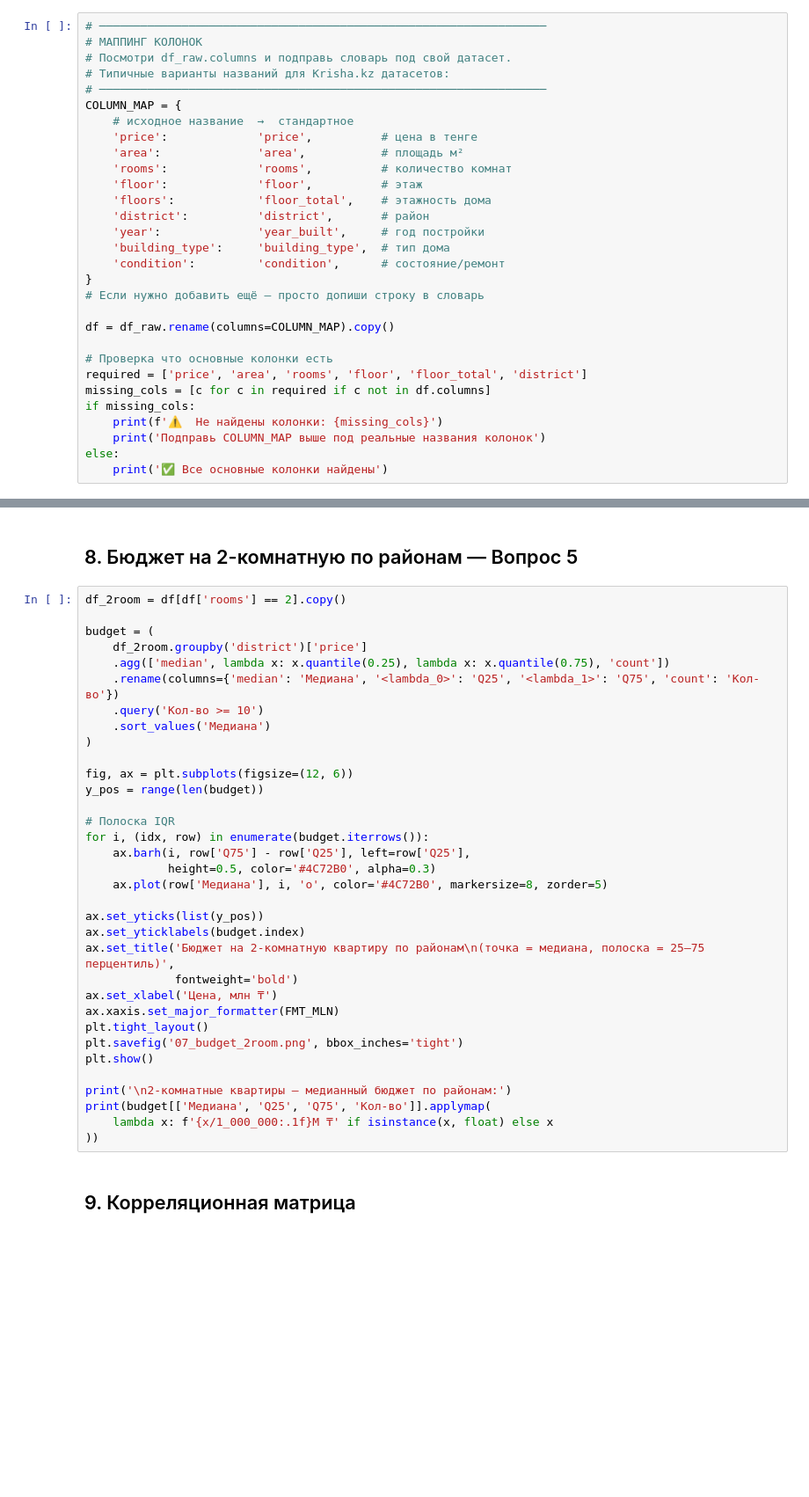
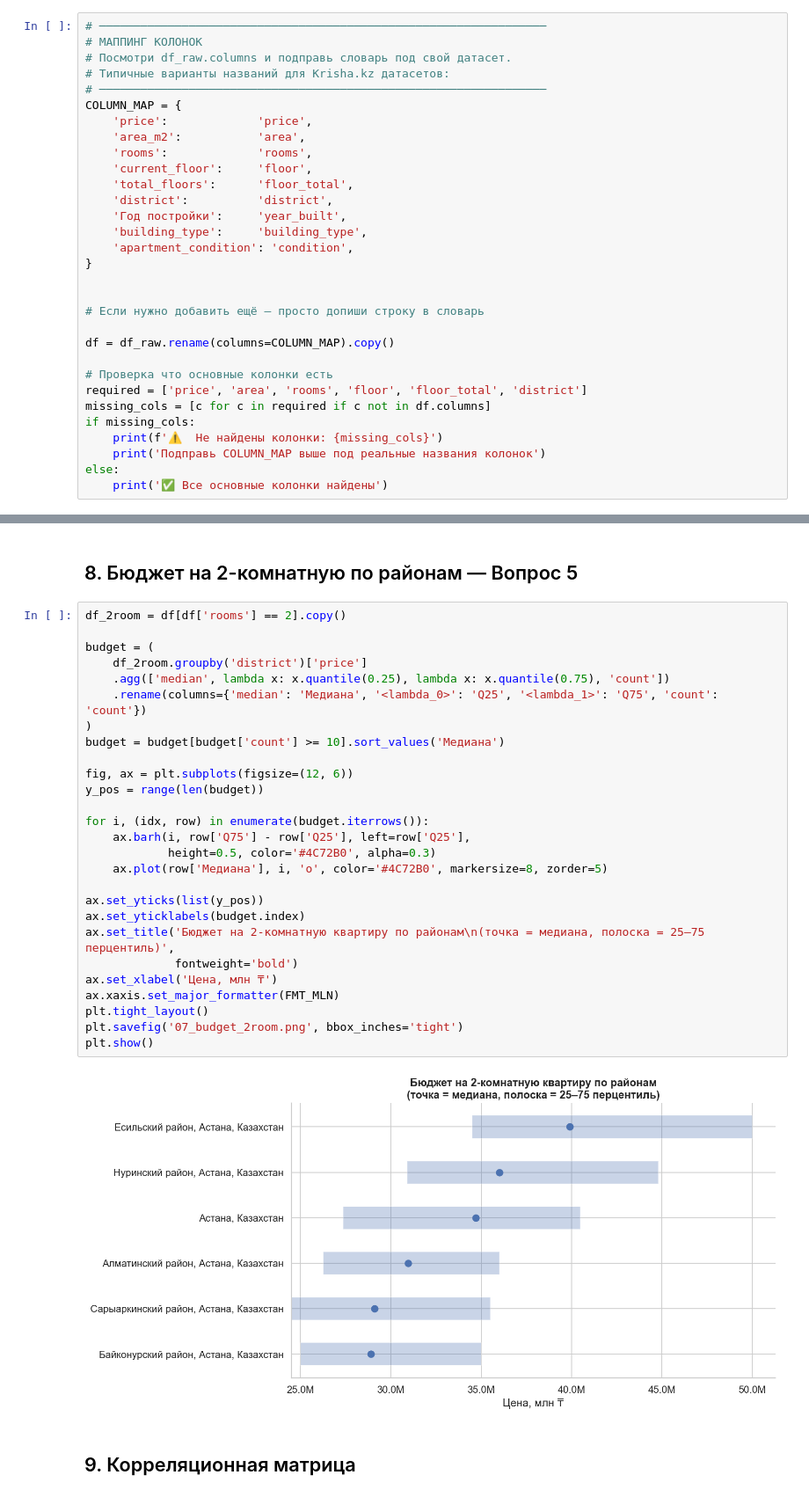
Before and after one commit to izikatka3232/astana-real-estate, a Jupyter notebook: astana_real_estate.ipynb, the cells around one changed output, grey strips where cells are left out. Shown at 88% size. Drawn from its saved outputs; the diff is of its cells as text; blank space fills up the shorter version.

```diff
--- a/astana_real_estate.ipynb
+++ b/astana_real_estate.ipynb
@@ -65,17 +101,18 @@ df_raw.describe()
 # Типичные варианты названий для Krisha.kz датасетов:
 # ─────────────────────────────────────────────────────────────────
 COLUMN_MAP = {
-    # исходное название  →  стандартное
-    'price':             'price',          # цена в тенге
-    'area':              'area',           # площадь м²
-    'rooms':             'rooms',          # количество комнат
-    'floor':             'floor',          # этаж
-    'floors':            'floor_total',    # этажность дома
-    'district':          'district',       # район
-    'year':              'year_built',     # год постройки
-    'building_type':     'building_type',  # тип дома
-    'condition':         'condition',      # состояние/ремонт
+    'price':             'price',
+    'area_m2':           'area',
+    'rooms':             'rooms',
+    'current_floor':     'floor',
+    'total_floors':      'floor_total',
+    'district':          'district',
+    'Год постройки':     'year_built',
+    'building_type':     'building_type',
+    'apartment_condition': 'condition',
 }
+
+
 # Если нужно добавить ещё — просто допиши строку в словарь
 
 df = df_raw.rename(columns=COLUMN_MAP).copy()
@@ -368,37 +455,32 @@ else:
 # %%
 df_2room = df[df['rooms'] == 2].copy()
 
 budget = (
     df_2room.groupby('district')['price']
     .agg(['median', lambda x: x.quantile(0.25), lambda x: x.quantile(0.75), 'count'])
-    .rename(columns={'median': 'Медиана', '<lambda_0>': 'Q25', '<lambda_1>': 'Q75', 'count': 'Кол-во'})
-    .query('Кол-во >= 10')
-    .sort_values('Медиана')
+    .rename(columns={'median': 'Медиана', '<lambda_0>': 'Q25', '<lambda_1>': 'Q75', 'count': 'count'})
 )
+budget = budget[budget['count'] >= 10].sort_values('Медиана')
 
 fig, ax = plt.subplots(figsize=(12, 6))
 y_pos = range(len(budget))
 
-# Полоска IQR
 for i, (idx, row) in enumerate(budget.iterrows()):
     ax.barh(i, row['Q75'] - row['Q25'], left=row['Q25'],
             height=0.5, color='#4C72B0', alpha=0.3)
     ax.plot(row['Медиана'], i, 'o', color='#4C72B0', markersize=8, zorder=5)
 
 ax.set_yticks(list(y_pos))
 ax.set_yticklabels(budget.index)
 ax.set_title('Бюджет на 2-комнатную квартиру по районам\n(точка = медиана, полоска = 25–75 перцентиль)',
              fontweight='bold')
 ax.set_xlabel('Цена, млн ₸')
 ax.xaxis.set_major_formatter(FMT_MLN)
 plt.tight_layout()
 plt.savefig('07_budget_2room.png', bbox_inches='tight')
 plt.show()
-
-print('\n2-комнатные квартиры — медианный бюджет по районам:')
-print(budget[['Медиана', 'Q25', 'Q75', 'Кол-во']].applymap(
-    lambda x: f'{x/1_000_000:.1f}M ₸' if isinstance(x, float) else x
-))
+# %% [output]
+[figure, added]
 # %% [markdown]
 ## 9. Корреляционная матрица
 # %%
```
Also changed, not shown: parts of 18 cells of this notebook.
